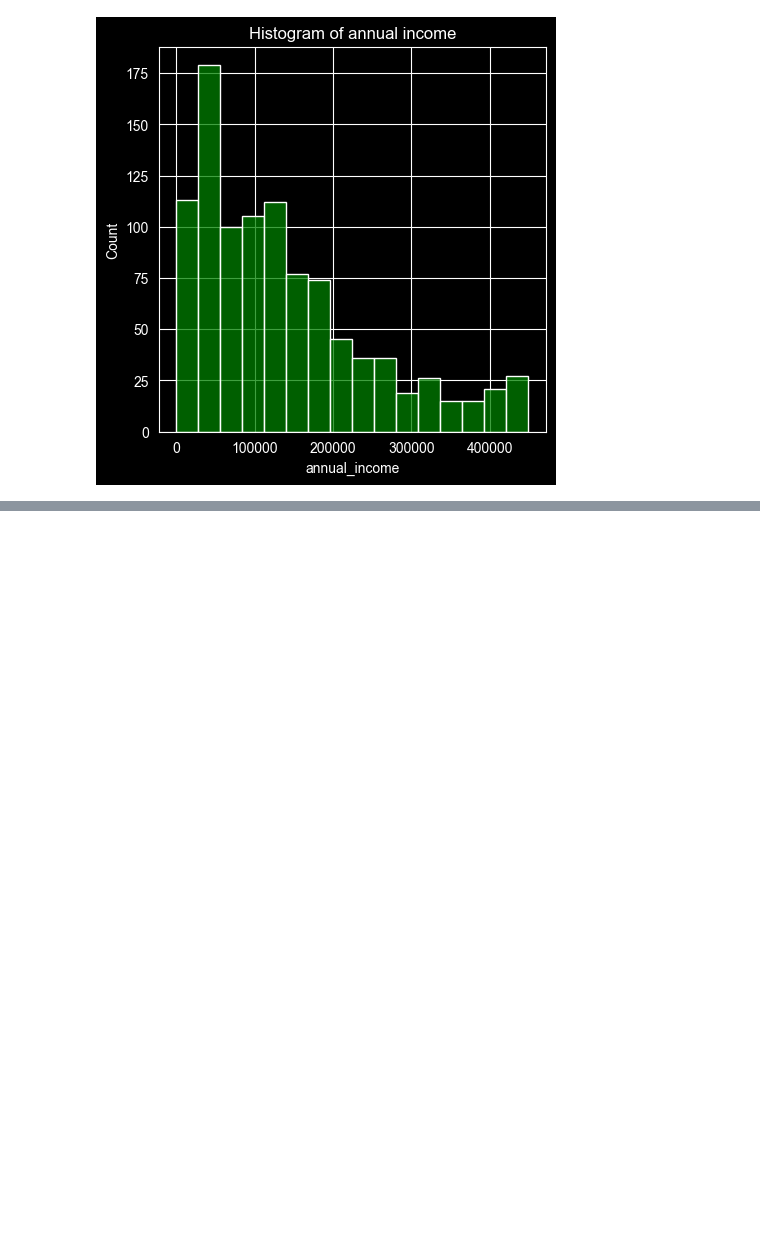
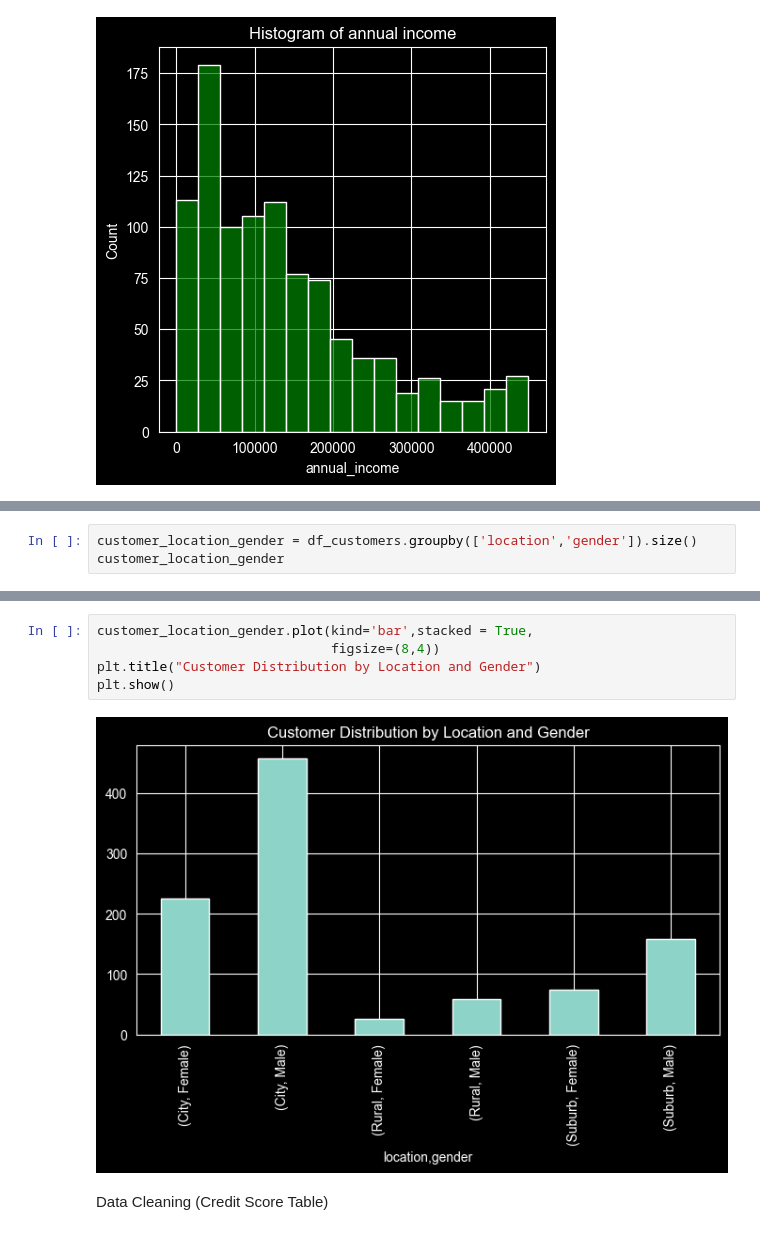
Before and after one commit to RawatXd/AtliQo-Bank-Project, a Jupyter notebook: main.ipynb, the cells around one changed output, grey strips where cells are left out. Saved outputs shown, nothing was run; the diff lists cells and outputs as text; blank space fills up the shorter version.

```diff
--- a/main.ipynb
+++ b/main.ipynb
@@ -159,0 +373,3 @@ DATA CLEANING
+# %%
+customer_location_gender = df_customers.groupby(['location','gender']).size()
+customer_location_gender
@@ -159,0 +385,9 @@ DATA CLEANING
+# %%
+customer_location_gender.plot(kind='bar',stacked = True,
+                              figsize=(8,4))
+plt.title("Customer Distribution by Location and Gender")
+plt.show()
+# %% [output]
+[figure, added]
+# %% [markdown]
+Data Cleaning (Credit Score Table)
```
Also changed, not shown: parts of 47 cells of this notebook.
